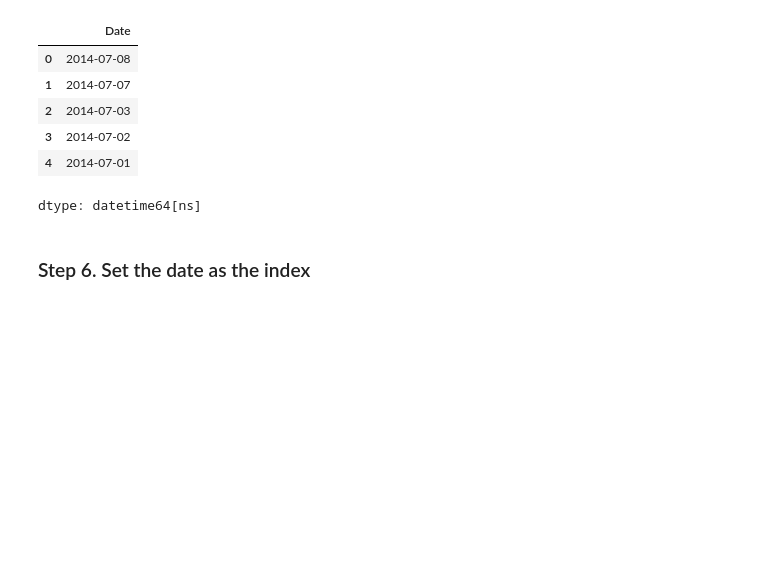
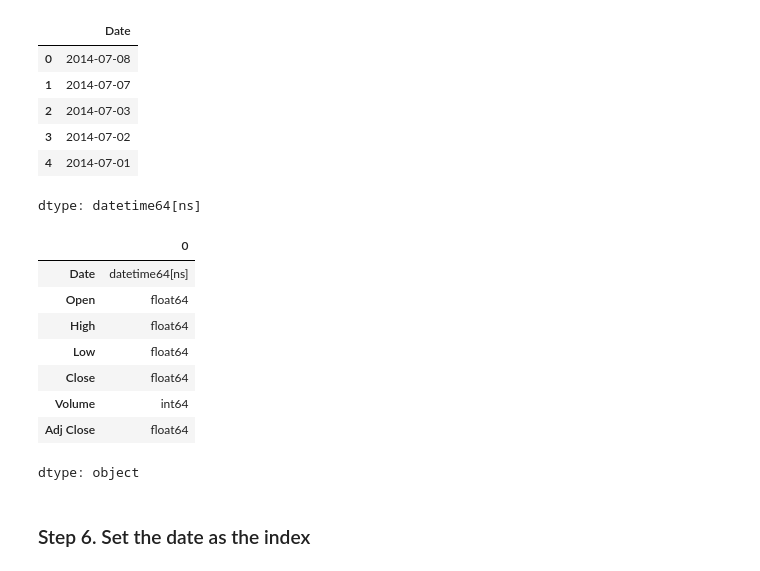
Before and after one commit to yuhui-0611/ESAA, a Jupyter notebook: YB_0926_2_exercises_AppleStock_Exercises.ipynb, the cells around one changed output. Drawn from its saved outputs; the diff is of its cells as text; code cells hidden in the pictures; blank space fills up the shorter version.

```diff
--- a/YB_0926_2_exercises_AppleStock_Exercises.ipynb
+++ b/YB_0926_2_exercises_AppleStock_Exercises.ipynb
@@ -56,6 +56,18 @@ apple['Date'].head()
 | 3 | 2014-07-02 |
 | 4 | 2014-07-01 |
 dtype: datetime64[ns]
+# %%
+apple.dtypes
+# %% [output]
+|  | 0 |
+| Date | datetime64[ns] |
+| Open | float64 |
+| High | float64 |
+| Low | float64 |
+| Close | float64 |
+| Volume | int64 |
+| Adj Close | float64 |
+dtype: object
 # %% [markdown]
 ### Step 6.  Set the date as the index
 # %%
```
Also changed, not shown: parts of 6 cells of this notebook.
